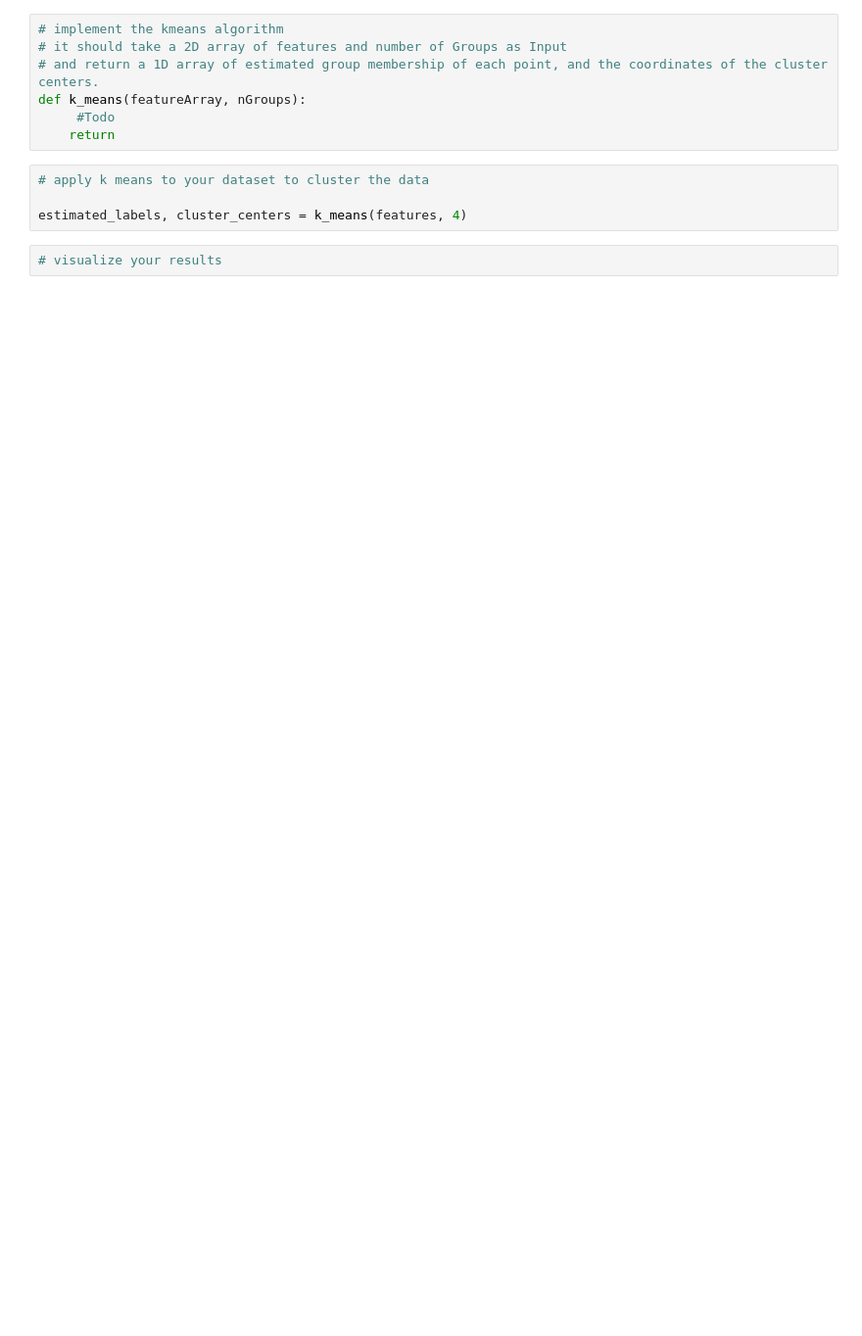
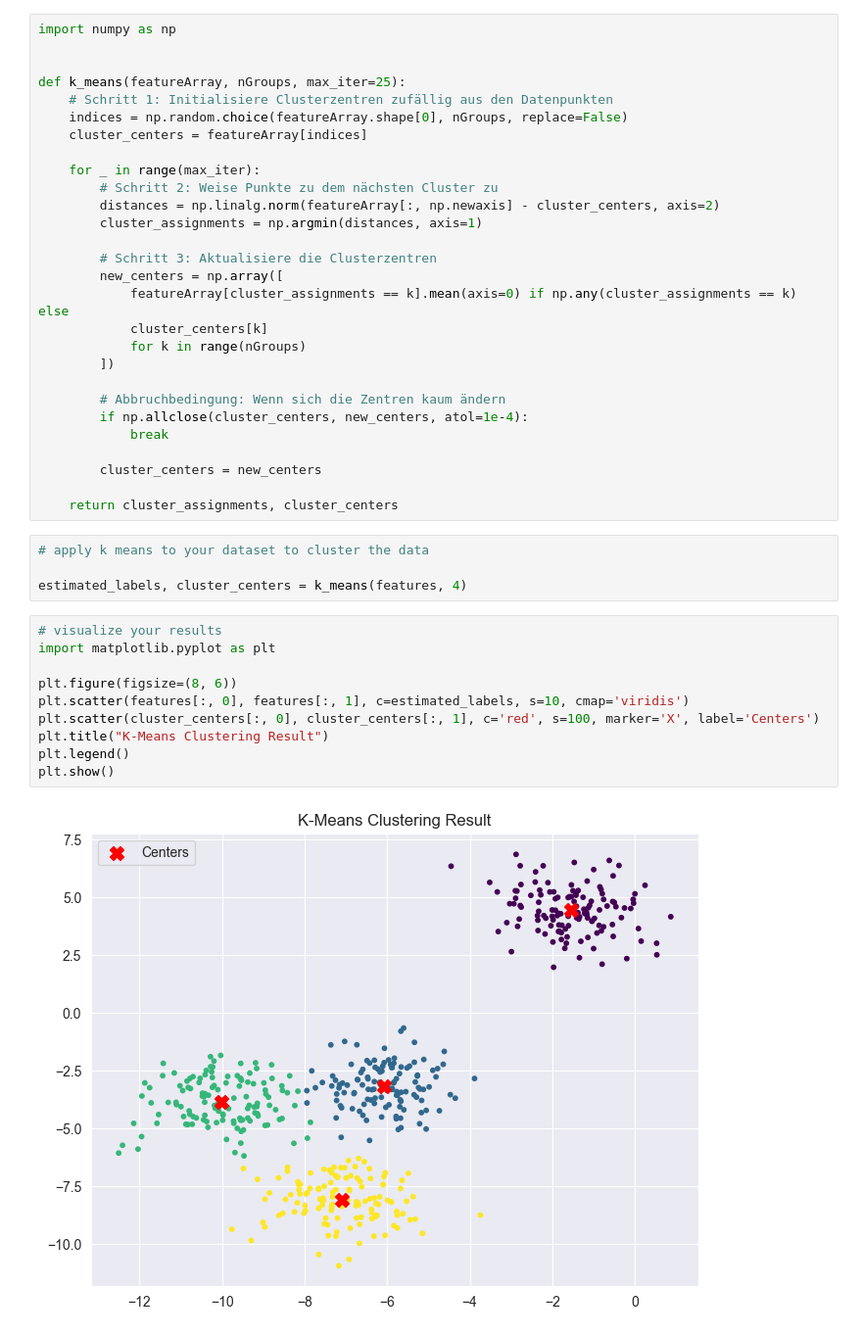
Before and after one commit to MysterionNY/Kurs259_Machine_Learning, a Jupyter notebook: demos/04_clustering_with_kmeans.ipynb, the cells around one changed output. Shown at 98% size. Cells and saved outputs as stored; diff of their text form; blank space fills up the shorter version.

```diff
--- a/demos/04_clustering_with_kmeans.ipynb
+++ b/demos/04_clustering_with_kmeans.ipynb
@@ -100,13 +130,44 @@ plt.plot()
 # %%
-# implement the kmeans algorithm
-# it should take a 2D array of features and number of Groups as Input
-# and return a 1D array of estimated group membership of each point, and the coordinates of the cluster centers.
-def k_means(featureArray, nGroups):
-     #Todo
-    return
+import numpy as np
+
+
+def k_means(featureArray, nGroups, max_iter=25):
+    # Schritt 1: Initialisiere Clusterzentren zufällig aus den Datenpunkten
+    indices = np.random.choice(featureArray.shape[0], nGroups, replace=False)
+    cluster_centers = featureArray[indices]
+
+    for _ in range(max_iter):
+        # Schritt 2: Weise Punkte zu dem nächsten Cluster zu
+        distances = np.linalg.norm(featureArray[:, np.newaxis] - cluster_centers, axis=2)
+        cluster_assignments = np.argmin(distances, axis=1)
+
+        # Schritt 3: Aktualisiere die Clusterzentren
+        new_centers = np.array([
+            featureArray[cluster_assignments == k].mean(axis=0) if np.any(cluster_assignments == k) else
+            cluster_centers[k]
+            for k in range(nGroups)
+        ])
+
+        # Abbruchbedingung: Wenn sich die Zentren kaum ändern
+        if np.allclose(cluster_centers, new_centers, atol=1e-4):
+            break
+
+        cluster_centers = new_centers
+
+    return cluster_assignments, cluster_centers
 # %%
 # apply k means to your dataset to cluster the data
 
 estimated_labels, cluster_centers = k_means(features, 4)
 # %%
 # visualize your results
+import matplotlib.pyplot as plt
+
+plt.figure(figsize=(8, 6))
+plt.scatter(features[:, 0], features[:, 1], c=estimated_labels, s=10, cmap='viridis')
+plt.scatter(cluster_centers[:, 0], cluster_centers[:, 1], c='red', s=100, marker='X', label='Centers')
+plt.title("K-Means Clustering Result")
+plt.legend()
+plt.show()
+# %% [output]
+[figure, added]
```
Also changed, not shown: parts of 3 cells of this notebook, 1 other file.
